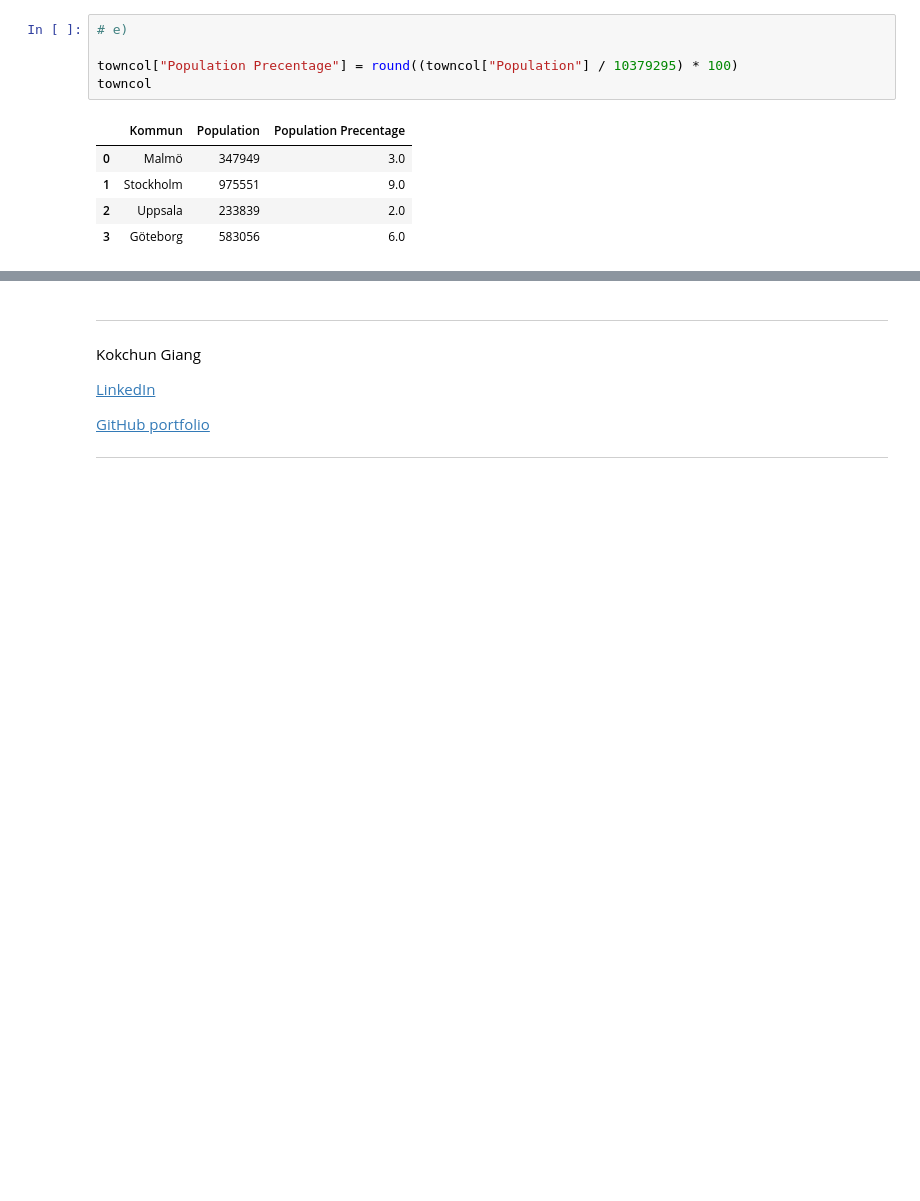
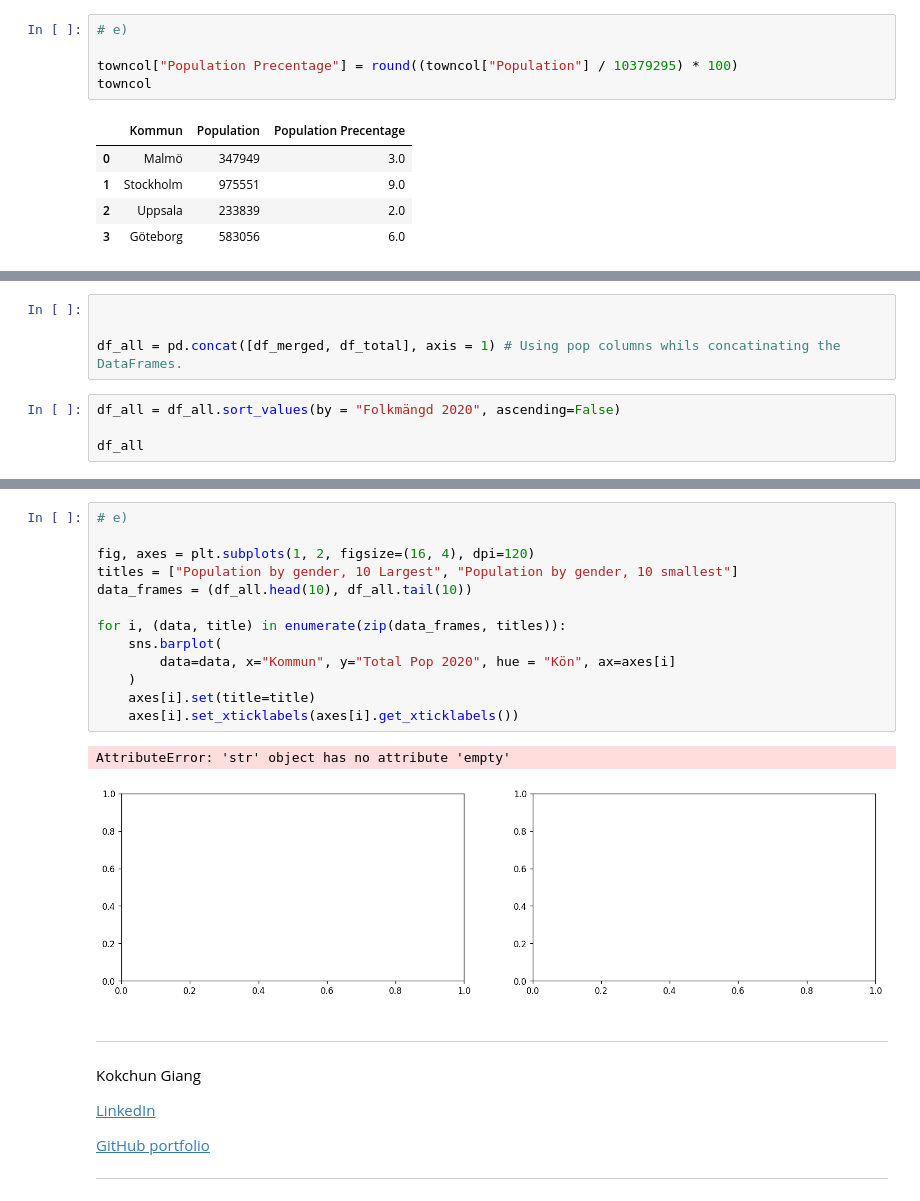
Before and after one commit to Rufshod/Databehandling-Alexander-Andersson, a Jupyter notebook: Exercises/E00_pandas_basic_syntax.ipynb, the cells around one changed output, grey strips where cells are left out. Drawn from its saved outputs; the diff is of its cells as text; blank space fills up the shorter version.

```diff
--- a/Exercises/E00_pandas_basic_syntax.ipynb
+++ b/Exercises/E00_pandas_basic_syntax.ipynb
@@ -493,0 +588,8 @@ df_total = pd.read_excel("../Data/komtopp50_2020.xlsx", sheet_name="Totalt")
+# %%
+
+
+df_all = pd.concat([df_merged, df_total], axis = 1) # Using pop columns whils concatinating the DataFrames.
+# %%
+df_all = df_all.sort_values(by = "Folkmängd 2020", ascending=False)
+
+df_all
@@ -494,3 +649,19 @@ df_total = pd.read_excel("../Data/komtopp50_2020.xlsx", sheet_name="Totalt")
+# %%
+# e)
+
+fig, axes = plt.subplots(1, 2, figsize=(16, 4), dpi=120)
+titles = ["Population by gender, 10 Largest", "Population by gender, 10 smallest"]
+data_frames = (df_all.head(10), df_all.tail(10))
+
+for i, (data, title) in enumerate(zip(data_frames, titles)):
+    sns.barplot(
+        data=data, x="Kommun", y="Total Pop 2020", hue = "Kön", ax=axes[i]
+    )
+    axes[i].set(title=title)
+    axes[i].set_xticklabels(axes[i].get_xticklabels())
+# %% [output]
+AttributeError: 'str' object has no attribute 'empty'
+[figure, added]
 # %% [markdown]
 ---
 
```
Also changed, not shown: parts of 15 cells of this notebook.
